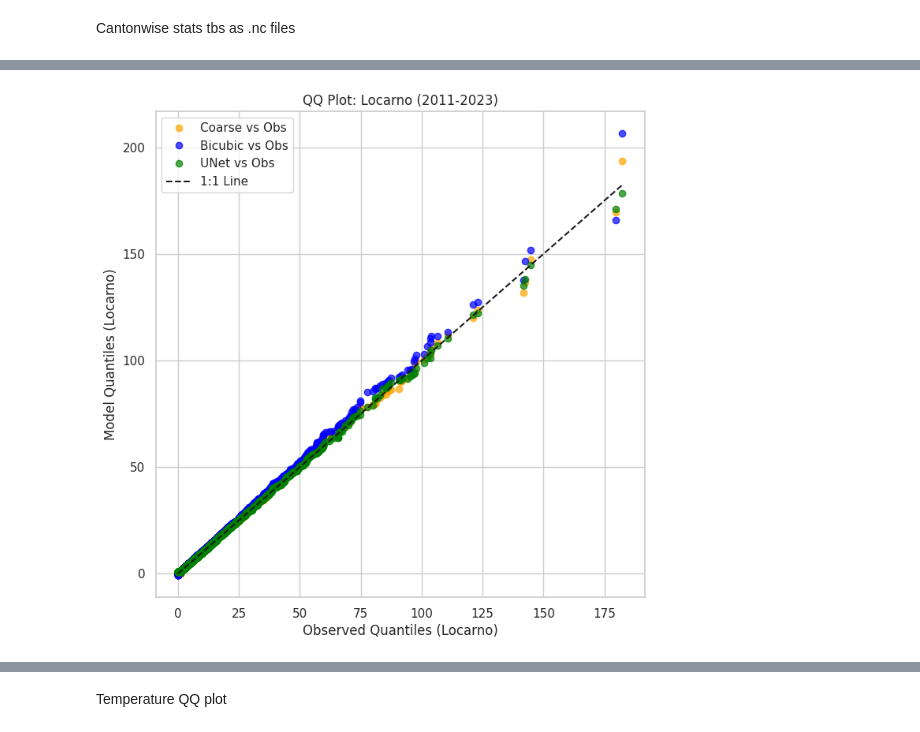
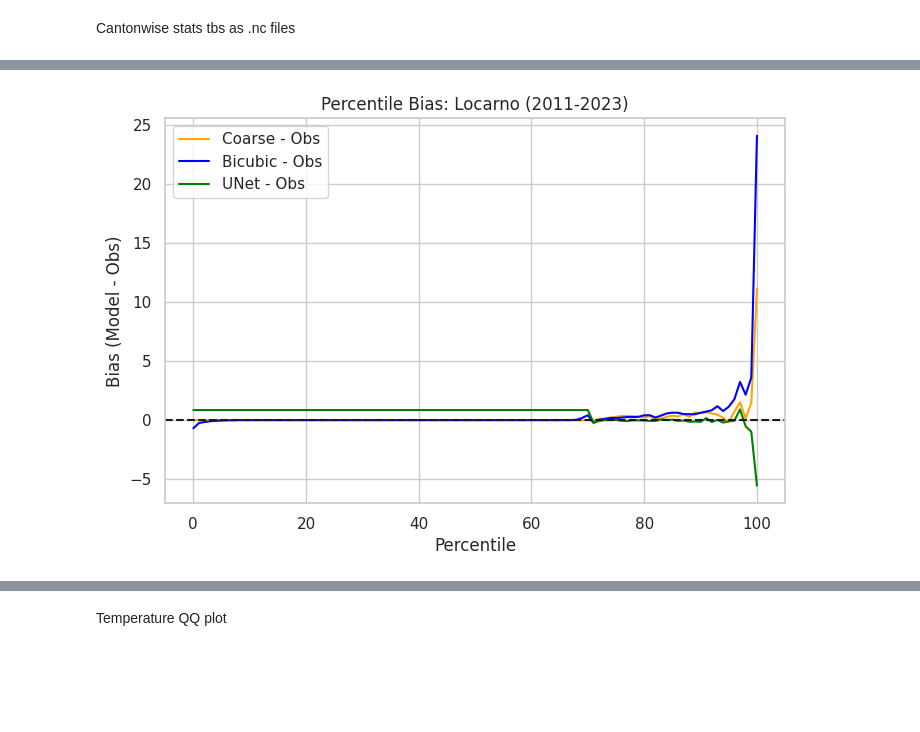
Before and after one commit to AsthanaShivanshi/Processing_and_Analysis_Scripts, a Jupyter notebook: Prelim_Stats_Obs_only/qq_plots_obs_12km.ipynb, the cells around one changed output, grey strips where cells are left out. Saved outputs shown, nothing was run; the diff lists cells and outputs as text; code cells hidden in the pictures; blank space fills up the shorter version.

```diff
--- a/Prelim_Stats_Obs_only/qq_plots_obs_12km.ipynb
+++ b/Prelim_Stats_Obs_only/qq_plots_obs_12km.ipynb
@@ -125,7 +125,6 @@ def clean_and_slice(arr):
 # %%
 from closest_grid_cell import select_nearest_grid_cell
 
-# City coordinates
 locarno_lat, locarno_lon = 46.1709, 8.7995
 bern_lat, bern_lon = 46.9480, 7.4474
 zurich_lat, zurich_lon = 47.3769, 8.5417
@@ -134,7 +133,7 @@ zurich_lat, zurich_lon = 47.3769, 8.5417
 obs_ds = xr.open_dataset(paths.DATASETS_TRAINING_DIR_12km + '/RhiresD_step1_latlon.nc')
 coarse_ds = xr.open_dataset(paths.DATASETS_TRAINING_DIR_12km + '/RhiresD_step2_coarse.nc')
 bicubic_ds = xr.open_dataset(paths.DATASETS_TRAINING_DIR_12km + '/RhiresD_step3_interp.nc')
-unet_ds = xr.open_dataset("/work/FAC/FGSE/IDYST/tbeucler/downscaling/sasthana/Downscaling/Downscaling_Models/LDM_conditional/outputs/test_UNet_baseline_Huber.nc")
+unet_ds = xr.open_dataset("/work/FAC/FGSE/IDYST/tbeucler/downscaling/sasthana/Downscaling/Downscaling_Models/LDM_conditional/outputs/test_UNet_baseline_CRPS.nc")
 #ldm_ds = xr.open_dataset("/work/FAC/FGSE/IDYST/tbeucler/downscaling/sasthana/Downscaling/Downscaling_Models/LDM_conditional/outputs/single_run_test_LDM_samples.nc")
 
 # Extract precip time series for Locarno
@@ -189,7 +188,7 @@ bicubic_q_locarno = np.quantile(bicubic_locarno, quantiles_locarno)
 unet_q_locarno = np.quantile(unet_locarno, quantiles_locarno)
 #ldm_q_locarno = np.quantile(ldm_locarno, quantiles_locarno)
 
-# Get common quantiles for Bern
+# Get common quantiles
 quantiles_bern = np.linspace(0, 1, min(len(obs_bern), len(coarse_bern), len(bicubic_bern)))
 obs_q_bern = np.quantile(obs_bern, quantiles_bern)
 coarse_q_bern = np.quantile(coarse_bern, quantiles_bern)
@@ -198,52 +197,70 @@ unet_q_bern = np.quantile(unet_bern, quantiles_bern)
 #ldm_q_bern = np.quantile(ldm_bern, quantiles_bern)
 
 
-#Common quantiles for Zurich
+#Common quantiles
 quantiles_zurich = np.linspace(0, 1, min(len(obs_zurich), len(coarse_zurich), len(bicubic_zurich)))
 obs_q_zurich = np.quantile(obs_zurich, quantiles_zurich)
 coarse_q_zurich = np.quantile(coarse_zurich, quantiles_zurich)
 bicubic_q_zurich = np.quantile(bicubic_zurich, quantiles_zurich)
 unet_q_zurich = np.quantile(unet_zurich, quantiles_zurich)
 
-# Plot QQ for Locarno
+# QQ for Locarno
 plt.figure(figsize=(8, 8))
-plt.plot(obs_q_locarno, coarse_q_locarno, 'o', label='Coarse vs Obs', alpha=0.7,color='orange')
-plt.plot(obs_q_locarno, bicubic_q_locarno, 'o', label='Bicubic vs Obs', alpha=0.7,color='blue')
-plt.plot(obs_q_locarno, unet_q_locarno, 'o', label='UNet vs Obs',color='green', alpha=0.7)
-#plt.plot(obs_q_locarno, ldm_q_locarno, 'o', label='LDM vs Obs', alpha=0.7)
-plt.plot([obs_q_locarno.min(), obs_q_locarno.max()], [obs_q_locarno.min(), obs_q_locarno.max()], 'k--', label='1:1 Line')
-plt.xlabel('Observed Quantiles (Locarno)')
-plt.ylabel('Model Quantiles (Locarno)')
-plt.title('QQ Plot: Locarno (2011-2023)')
+
+# Plot percentile bias (model - obs) for all percentiles (0-100) for each city
+
+percentiles = np.linspace(0, 100, 101)  # 0, 1, ..., 100
+
+# Locarno
+obs_p_locarno = np.percentile(obs_locarno, percentiles)
+coarse_p_locarno = np.percentile(coarse_locarno, percentiles)
+bicubic_p_locarno = np.percentile(bicubic_locarno, percentiles)
+unet_p_locarno = np.percentile(unet_locarno, percentiles)
+
+plt.figure(figsize=(8, 5))
+plt.plot(percentiles, coarse_p_locarno - obs_p_locarno, label='Coarse - Obs', color='orange')
+plt.plot(percentiles, bicubic_p_locarno - obs_p_locarno, label='Bicubic - Obs', color='blue')
+plt.plot(percentiles, unet_p_locarno - obs_p_locarno, label='UNet - Obs', color='green')
+plt.axhline(0, color='k', linestyle='--')
+plt.xlabel('Percentile')
+plt.ylabel('Bias (Model - Obs)')
+plt.title('Percentile Bias: Locarno (2011-2023)')
 plt.legend()
 plt.grid(True)
 plt.show()
 
-# Plot QQ for Bern
-plt.figure(figsize=(8, 8))
-plt.plot(obs_q_bern, coarse_q_bern, 'o', label='Coarse vs Obs', alpha=0.7,color='orange')
-plt.plot(obs_q_bern, bicubic_q_bern, 'o', label='Bicubic vs Obs', alpha=0.7,color='blue')
-plt.plot(obs_q_bern, unet_q_bern, 'o', label='UNet vs Obs',color='green', alpha=0.7)
-#plt.plot(obs_q_bern, ldm_q_bern, 'o', label='LDM vs Obs', alpha=0.7)
-plt.plot([obs_q_bern.min(), obs_q_bern.max()], [obs_q_bern.min(), obs_q_bern.max()], 'k--', label='1:1 Line')
-plt.xlabel('Observed Quantiles (Bern)')
-plt.ylabel('Model Quantiles (Bern)')
-plt.title('QQ Plot: Bern (2011-2023)')
+# Bern
+obs_p_bern = np.percentile(obs_bern, percentiles)
+coarse_p_bern = np.percentile(coarse_bern, percentiles)
+bicubic_p_bern = np.percentile(bicubic_bern, percentiles)
+unet_p_bern = np.percentile(unet_bern, percentiles)
+
+plt.figure(figsize=(8, 5))
+plt.plot(percentiles, coarse_p_bern - obs_p_bern, label='Coarse - Obs', color='orange')
+plt.plot(percentiles, bicubic_p_bern - obs_p_bern, label='Bicubic - Obs', color='blue')
+plt.plot(percentiles, unet_p_bern - obs_p_bern, label='UNet - Obs', color='green')
+plt.axhline(0, color='k', linestyle='--')
+plt.xlabel('Percentile')
+plt.ylabel('Bias (Model - Obs)')
+plt.title('Percentile Bias: Bern (2011-2023)')
 plt.legend()
 plt.grid(True)
 plt.show()
 
+# Zurich
+obs_p_zurich = np.percentile(obs_zurich, percentiles)
+coarse_p_zurich = np.percentile(coarse_zurich, percentiles)
+bicubic_p_zurich = np.percentile(bicubic_zurich, percentiles)
+unet_p_zurich = np.percentile(unet_zurich, percentiles)
 
-
-# Plot QQ for Zurich
-plt.figure(figsize=(8, 8))
-plt.plot(obs_q_zurich, coarse_q_zurich, 'o', label='Coarse vs Obs', alpha=0.7,color='orange')
-plt.plot(obs_q_zurich, bicubic_q_zurich, 'o', label='Bicubic vs Obs', alpha=0.7,color='blue')
-plt.plot(obs_q_zurich, unet_q_zurich, 'o', label='UNet vs Obs',color='green', alpha=0.7)
-plt.plot([obs_q_zurich.min(), obs_q_zurich.max()], [obs_q_zurich.min(), obs_q_zurich.max()], 'k--', label='1:1 Line')
-plt.xlabel('Observed Quantiles (Zurich)')
-plt.ylabel('Model Quantiles (Zurich)')
-plt.title('QQ Plot: Zurich (2011-2023)')
+plt.figure(figsize=(8, 5))
+plt.plot(percentiles, coarse_p_zurich - obs_p_zurich, label='Coarse - Obs', color='orange')
+plt.plot(percentiles, bicubic_p_zurich - obs_p_zurich, label='Bicubic - Obs', color='blue')
+plt.plot(percentiles, unet_p_zurich - obs_p_zurich, label='UNet - Obs', color='green')
+plt.axhline(0, color='k', linestyle='--')
+plt.xlabel('Percentile')
+plt.ylabel('Bias (Model - Obs)')
+plt.title(" Percentile Bias: Zurich (2011-2023)")
 plt.legend()
 plt.grid(True)
 plt.show()
@@ -268 +286 @@ Data range: 0.85 to 53.85
-[figure, old version]
+[figure, new version]
```
Also changed, not shown: parts of 10 cells of this notebook.
